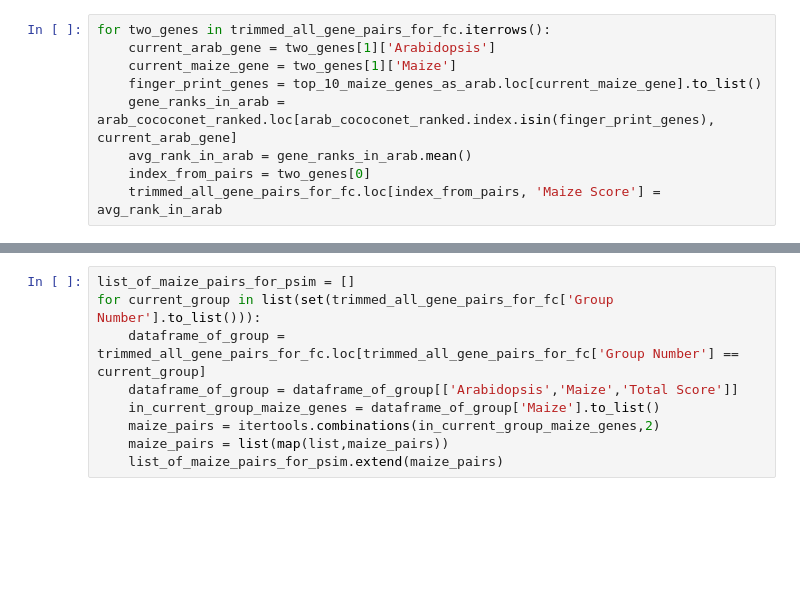
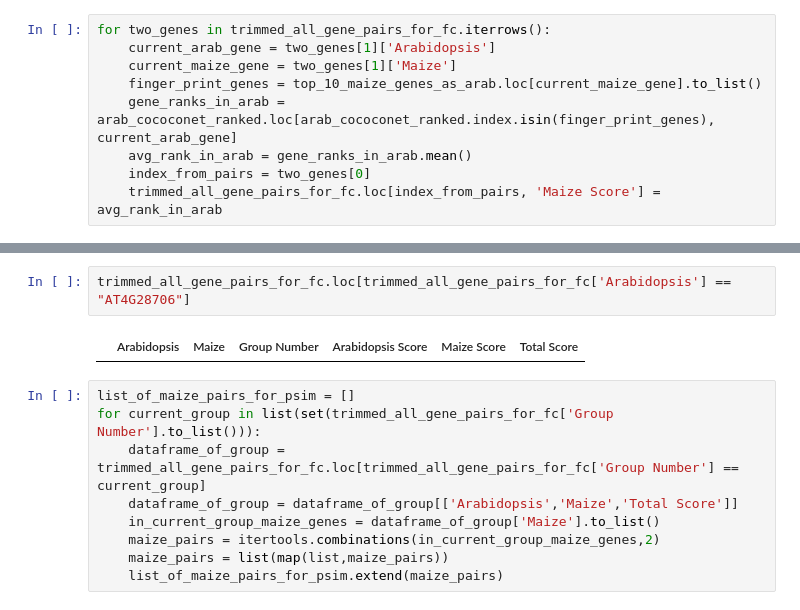
Before and after one commit to mikepassal/Jack_and_Dave_Maize_Meristem, a Jupyter notebook: n_to_m_best_expressalog_picking.ipynb, the cells around one changed output, grey strips where cells are left out. Saved outputs shown, nothing was run; the diff lists cells and outputs as text; blank space fills up the shorter version.

```diff
--- a/n_to_m_best_expressalog_picking.ipynb
+++ b/n_to_m_best_expressalog_picking.ipynb
@@ -531,6 +549,10 @@ trimmed_all_gene_pairs_for_fc
 | 28456 | AT2G15980 | Zm00001d000435 | 8102 | 0.758959 | 0.926927 | 0.842943 |
 | 28457 | AT5G51150 | Zm00001d000436 | 8103 | 0.850383 | 0.811373 | 0.830878 |
 28458 rows × 6 columns
+# %%
+trimmed_all_gene_pairs_for_fc.loc[trimmed_all_gene_pairs_for_fc['Arabidopsis'] == "AT4G28706"]
+# %% [output]
+|  | Arabidopsis | Maize | Group Number | Arabidopsis Score | Maize Score | Total Score |
 # %%
 list_of_maize_pairs_for_psim = []
 for current_group in list(set(trimmed_all_gene_pairs_for_fc['Group Number'].to_list())):
```
Also changed, not shown: parts of 13 cells of this notebook, 6 other files.
